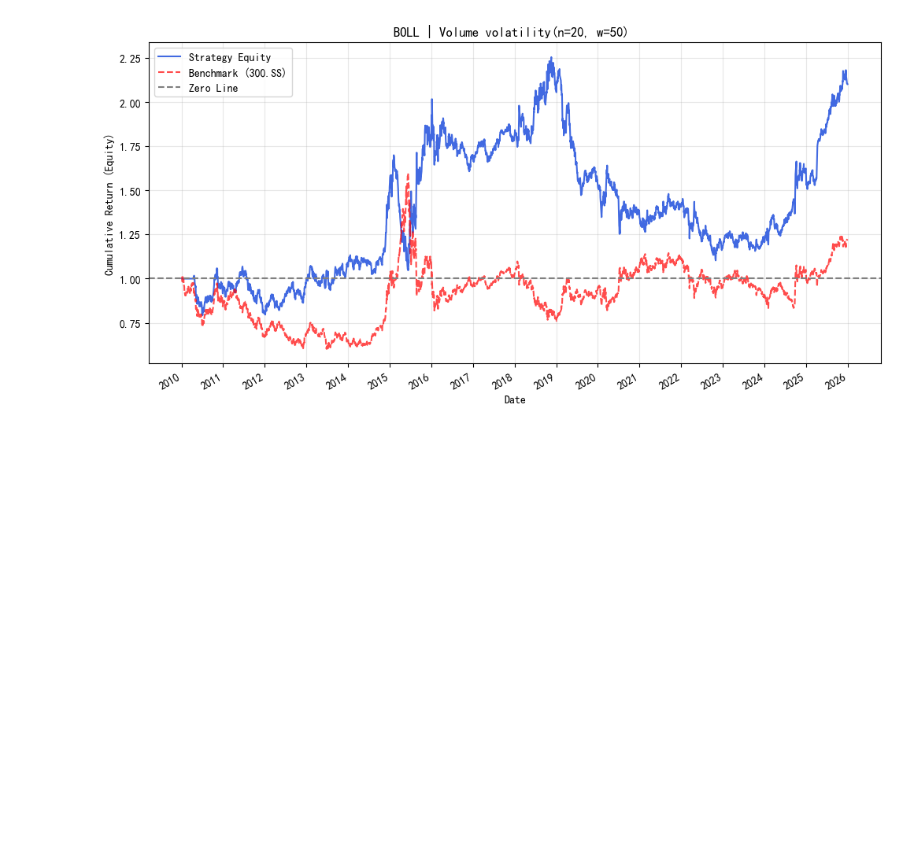
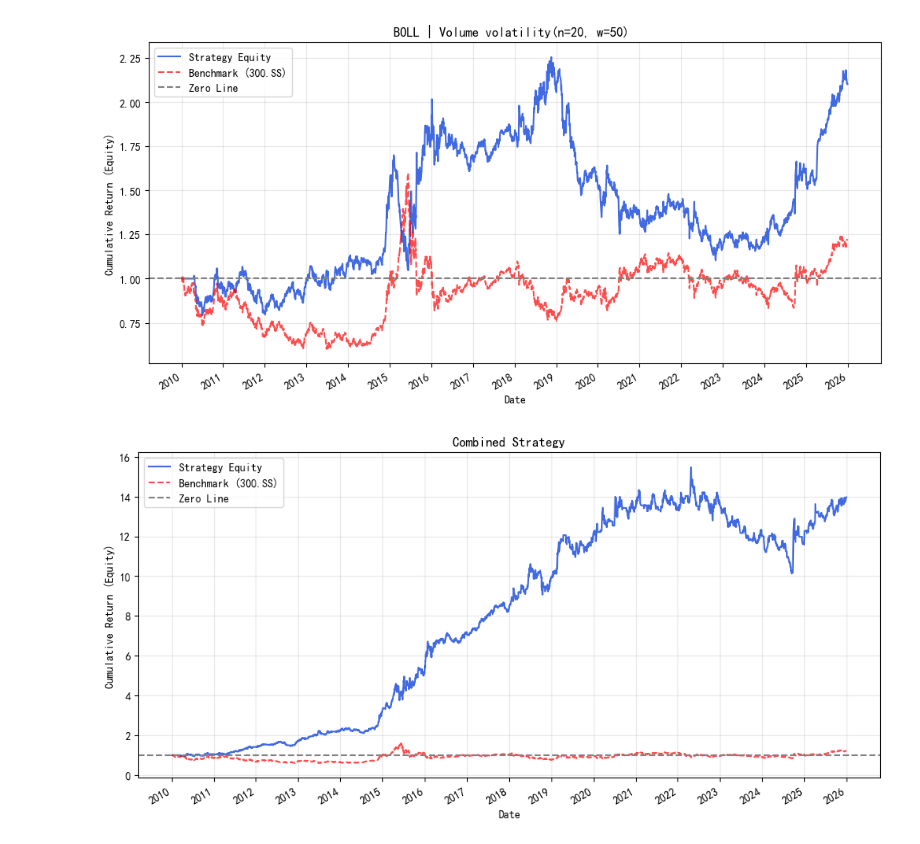
Before and after one commit to GaryNasser/quant-research-notebook, a Jupyter notebook: C-择时/20251226-华泰证券-A股择时之技术打分体系.ipynb, the cells around one changed output. Drawn from its saved outputs; the diff is of its cells as text; code cells hidden in the pictures; blank space fills up the shorter version.

```diff
--- a/C-择时/20251226-华泰证券-A股择时之技术打分体系.ipynb
+++ b/C-择时/20251226-华泰证券-A股择时之技术打分体系.ipynb
@@ -592,3 +627,37 @@ boll.plot_strategy_performance("Volume", "Volume volatility", calc_volume_volati
                                20, 50)
 # %% [output]
 [figure]
+# %%
+sig_1 = sma.get_strategy_signal("Close", "Market_Return_SMA", calc_momentum, 20, 50)
+
+sig_2 = boll.get_strategy_signal("Close", "Price_Bias_BOLL", calc_price_bias, 10, 20)
+
+sig_3 = sma.get_strategy_signal("Volume", "Volume_Mean_SMA", calc_vol_mean, 10, 20)
+
+sig_4 = sma.get_strategy_signal(["Close", "Volume"], "Price_Vol_Corr_SMA",
+                                calc_price_vol_corr, 60, 120)
+
+sig_5 = boll.get_strategy_signal("Close", "New_Low_Ratio_BOLL", calc_new_low_ratio, 20, 50)
+
+sig_6 = boll.get_strategy_signal("Close", "MA_Align_Ratio_RevBOLL",
+                                 calc_ma_alignment_ratio, 10, 20, is_reverse=True)
+
+sig_7 = mom.get_strategy_signal(["High", "Low", "Close"], "ADX_MOM", calc_adx, 60, 150)
+
+sig_8 = boll.get_strategy_signal("Volume", "Volume_Volatility_BOLL",
+                                 calc_volume_volatility, 20, 50)
+
+
+all_signals_df = pd.concat([sig_1, sig_2, sig_3, sig_4, sig_5, sig_6, sig_7, sig_8],
+                           axis=1)
+all_signals_df.dropna(inplace=True)
+
+all_signals_df['Average_Score'] = all_signals_df.mean(axis=1)
+
+THRESHOLD = 0.2
+combined_signal = np.where(all_signals_df['Average_Score'] > THRESHOLD, 1,
+                                   np.where(all_signals_df['Average_Score'] < -THRESHOLD, -1, 0))
+
+boll.plot_signal_performance(combined_signal)
+# %% [output]
+[figure, added]
```
Also changed, not shown: parts of 1 cell of this notebook.
